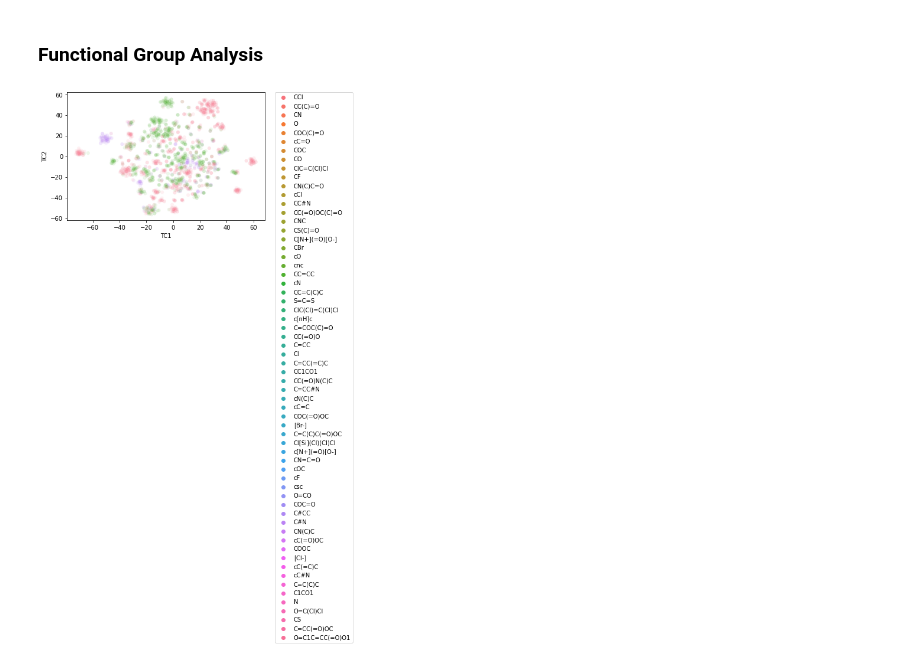
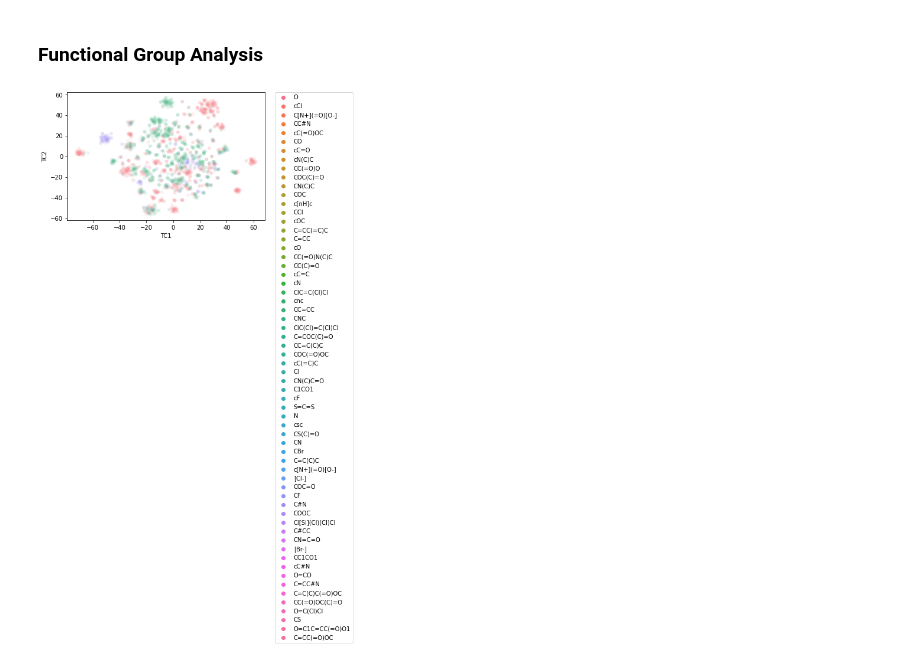
Before and after one commit to sustainable-processes/deep_gamma, a Jupyter notebook: nbs/visualize_encoder.ipynb, the cells around one changed output. Drawn from its saved outputs; the diff is of its cells as text; code cells hidden in the pictures.

```diff
--- a/nbs/visualize_encoder.ipynb
+++ b/nbs/visualize_encoder.ipynb
@@ -269,18 +269,19 @@ tnse_df_fg = tsne_df.merge(fgs_df, left_on="smiles_1", right_on="smiles", how="l
 # %%
 fig, ax = plt.subplots(1)
 plot = sns.scatterplot(
     x="TC1",
     y="TC2",
     hue="fg",
     alpha=0.1,
-    data=tnse_df_fg.sample(frac=1)
+    data=tnse_df_fg.sample(frac=1, random_state=10)
 )
 plt.legend(bbox_to_anchor=(1.05, 1), loc=2, borderaxespad=0.)
 fig = plot.get_figure()
+fig.tight_layout()
 fig.savefig(DATA_PATH / "08_reporting" / "aspen" / "pretrained_fingerprints_t_sne_fgs.png", dpi=300)
 # cb = plt.colorbar(sc)
 # cb.solids.set(alpha=1)
 # ax.set_xlabel("TC1")
 # ax.set_ylabel("TC2")
 # %% [output]
-[figure, old version]
+[figure, new version]
```
Also changed, not shown: 2 other files.
